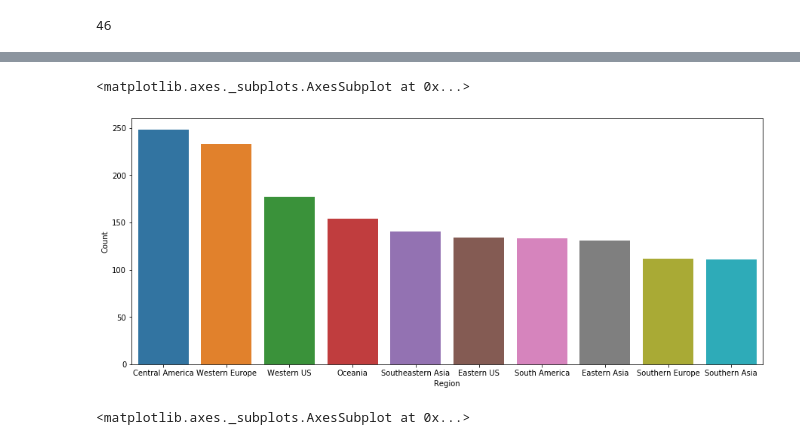
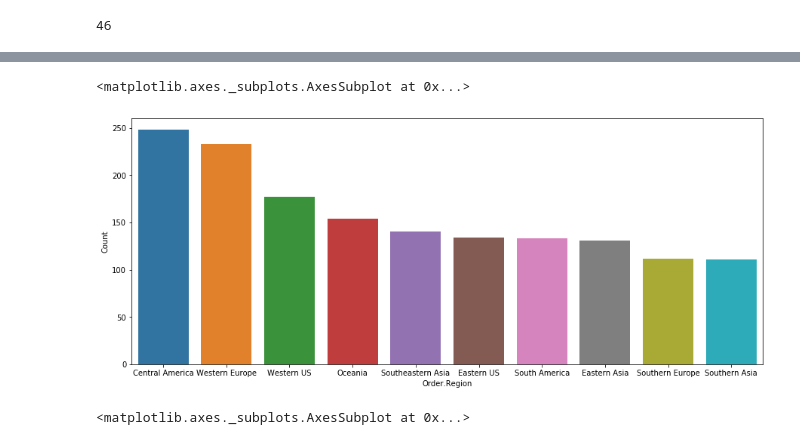
Before and after one commit to ChungHHuang/ML_Lab, a Jupyter notebook: CHHuang/ML_lab_week1.ipynb, the cells around one changed output, grey strips where cells are left out. Saved outputs shown, nothing was run; the diff lists cells and outputs as text; code cells hidden in the pictures.

Commit message:
Modify Region name in code

```diff
--- a/CHHuang/ML_lab_week1.ipynb
+++ b/CHHuang/ML_lab_week1.ipynb
@@ -20,7 +20,7 @@ Orders['Order_Year'] = Orders['Order.Date'].dt.year
 # Convert to float type
 Orders.Profit = Orders.Profit.str.replace('$','').str.replace(',','').astype(float)
 Orders.Sales = Orders.Sales.str.replace('$','').str.replace(',','').astype(float)
-Orders = Orders.drop('Region_y', 1)
+Orders = Orders.rename(columns = {'Region_x':'Order.Region','Region_y':'Return.Region'})
 # %%
 pd.set_option('display.max_columns', 100)
 Orders.head(10)
@@ -195,17 +195,17 @@ Orders.head()
 | 3 | 26339 | IN-2014-JR162107-41675 | 2014-02-05 | 2014-02-07 | Second Class | JR-162107 | Justin Ritter | Corporate | NaN | ... |
 | 4 | 26340 | IN-2014-JR162107-41675 | 2014-02-05 | 2014-02-07 | Second Class | JR-162107 | Justin Ritter | Corporate | NaN | ... |
 # %%
-Prob3_3 = Orders[Orders.Returned=='Yes'].groupby(['Region']).agg({'Row.ID':'count'})
+Prob3_3 = Orders[Orders.Returned=='Yes'].groupby(['Order.Region']).agg({'Row.ID':'count'})
 Prob3_3 = Prob3_3.rename(columns = {'Row.ID':'Count'})
 Prob3_3 = Prob3_3.sort_values('Count',ascending=False)
 Prob3_3 = Prob3_3.reset_index()
 # %%
 plt.figure(figsize=(15,6))
-sns.barplot(x='Region',y= 'Count', data=Prob3_3.head(10))
+sns.barplot(x='Order.Region',y= 'Count', data=Prob3_3.head(10))
 # The plot below shows the top 10 regions that are more likely to return orders
 # %% [output]
 <matplotlib.axes._subplots.AxesSubplot at 0x...>
-[figure, old version]
+[figure, new version]
 # %%
 #'Sub.Category'
 Prob3_4 = Orders[Orders.Returned=='Yes'].groupby(['Sub.Category']).agg({'Row.ID':'count'})
```
Also changed, not shown: parts of 3 cells of this notebook.
